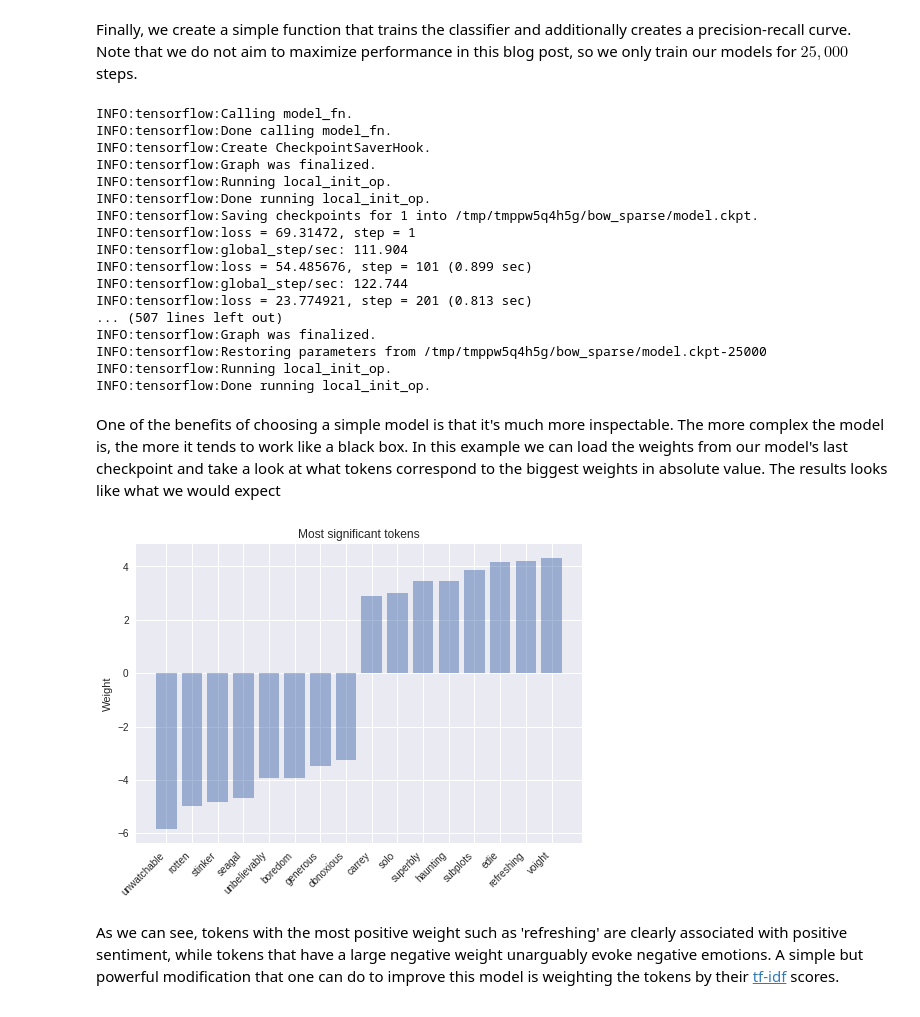
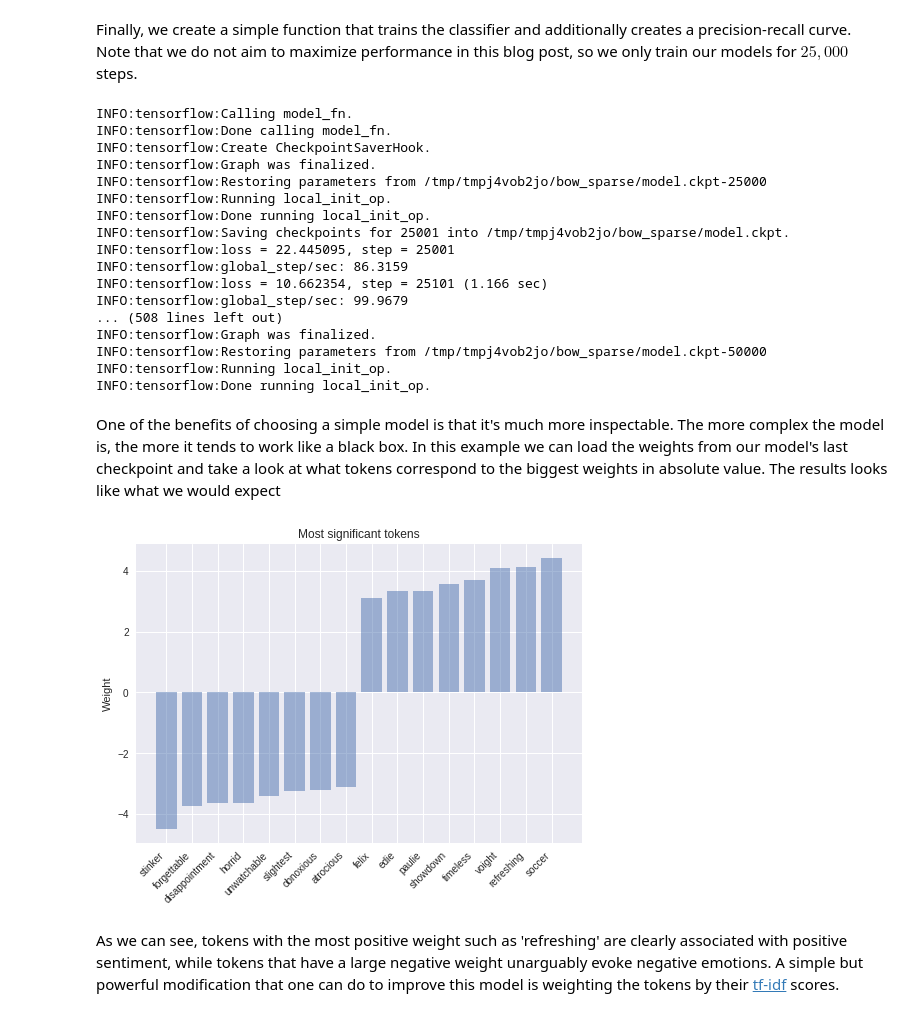
Before and after one commit to eisenjulian/nlp_estimator_tutorial, a Jupyter notebook: nlp_estimators.ipynb, the cells around one changed output. Cells and saved outputs as stored; diff of their text form; code cells hidden in the pictures.

Commit message:
Update notebook version with 0 padding

```diff
--- a/nlp_estimators.ipynb
+++ b/nlp_estimators.ipynb
@@ -39,22 +39,31 @@ sentence_size = 200
 embedding_size = 50
 model_dir = tempfile.mkdtemp()
 
-# Should we not use keras and rewrite this logic?
+# we assign the first indices in the vocabulary to special tokens that we use
+# for padding, as start token, and for indicating unknown words
+pad_id = 0
+start_id = 1
+oov_id = 2
+index_offset = 2
+
 print("Loading data...")
 (x_train_variable, y_train), (x_test_variable, y_test) = imdb.load_data(
-    num_words=vocab_size)
+    num_words=vocab_size, start_char=start_id, oov_char=oov_id,
+    index_from=index_offset)
 print(len(y_train), "train sequences")
 print(len(y_test), "test sequences")
 
 print("Pad sequences (samples x time)")
 x_train = sequence.pad_sequences(x_train_variable,
                                  maxlen=sentence_size,
+                                 truncating='post',
                                  padding='post',
-                                 value=-1)
+                                 value=pad_id)
 x_test = sequence.pad_sequences(x_test_variable,
                                 maxlen=sentence_size,
+                                truncating='post',
                                 padding='post',
-                                value=-1)
+                                value=pad_id)
 print("x_train shape:", x_train.shape)
 print("x_test shape:", x_test.shape)
 # %% [output]
@@ -71,16 +77,18 @@ x_test shape: (25000, 200)
 We can use the word index map to inspect how the first review looks like.
 # %%
 word_index = imdb.get_word_index()
-word_inverted_index = {v: k for k, v in word_index.items()}
-# The first indexes in the map are reserved to represet things other than tokens
-index_offset = 3
-word_inverted_index[-1 - index_offset] = '_' # Padding at the end
-word_inverted_index[ 1 - index_offset] = '>' # Start of the sentence
-word_inverted_index[ 2 - index_offset] = '?' # OOV
-word_inverted_index[ 3 - index_offset] = ''  # Un-used
+word_inverted_index = {v + index_offset: k for k, v in word_index.items()}
+
+# The first indexes in the map are reserved to represent things other than tokens
+word_inverted_index[pad_id] = '<PAD>'
+word_inverted_index[start_id] = '<START>'
+word_inverted_index[oov_id] = '<OOV>'
+
+for i in range(0, 10):
+  print(i, word_inverted_index[i])
 
 def index_to_text(indexes):
-    return ' '.join([word_inverted_index[i - index_offset] for i in indexes])
+    return ' '.join([word_inverted_index[i] for i in indexes])
 
 print(index_to_text(x_train_variable[0]))
 # %% [output]
@@ -168,17 +186,17 @@ INFO:tensorflow:Calling model_fn.
 INFO:tensorflow:Done calling model_fn.
 INFO:tensorflow:Create CheckpointSaverHook.
 INFO:tensorflow:Graph was finalized.
+INFO:tensorflow:Restoring parameters from /tmp/tmpj4vob2jo/bow_sparse/model.ckpt-25000
 INFO:tensorflow:Running local_init_op.
 INFO:tensorflow:Done running local_init_op.
-INFO:tensorflow:Saving checkpoints for 1 into /tmp/tmppw5q4h5g/bow_sparse/model.ckpt.
-INFO:tensorflow:loss = 69.31472, step = 1
-INFO:tensorflow:global_step/sec: 111.904
-INFO:tensorflow:loss = 54.485676, step = 101 (0.899 sec)
-INFO:tensorflow:global_step/sec: 122.744
-INFO:tensorflow:loss = 23.774921, step = 201 (0.813 sec)
-... (507 lines left out)
+INFO:tensorflow:Saving checkpoints for 25001 into /tmp/tmpj4vob2jo/bow_sparse/model.ckpt.
+INFO:tensorflow:loss = 22.445095, step = 25001
+INFO:tensorflow:global_step/sec: 86.3159
+INFO:tensorflow:loss = 10.662354, step = 25101 (1.166 sec)
+INFO:tensorflow:global_step/sec: 99.9679
+... (508 lines left out)
 INFO:tensorflow:Graph was finalized.
-INFO:tensorflow:Restoring parameters from /tmp/tmppw5q4h5g/bow_sparse/model.ckpt-25000
+INFO:tensorflow:Restoring parameters from /tmp/tmpj4vob2jo/bow_sparse/model.ckpt-50000
 INFO:tensorflow:Running local_init_op.
 INFO:tensorflow:Done running local_init_op.
 # %% [markdown]
@@ -186,17 +204,17 @@ One of the benefits of choosing a simple model is that it's much more inspectabl
 # %%
 weights = classifier.get_variable_value('linear/linear_model/x/weights').flatten()
 sorted_indexes = np.argsort(weights)
 extremes = np.concatenate((sorted_indexes[-8:], sorted_indexes[:8]))
-extreme_weights = sorted([(weights[i], word_inverted_index[i - index_offset]) for i in extremes])
+extreme_weights = sorted([(weights[i], word_inverted_index[i]) for i in extremes])
 
 y_pos = np.arange(len(extreme_weights))
 plt.bar(y_pos, [pair[0] for pair in extreme_weights], align='center', alpha=0.5)
 plt.xticks(y_pos, [pair[1] for pair in extreme_weights], rotation=45, ha='right')
 plt.ylabel('Weight')
 plt.title('Most significant tokens')
 plt.show()
 # %% [output]
-[figure, old version]
+[figure, new version]
 # %% [markdown]
 As we can see, tokens with the most positive weight such as 'refreshing' are clearly associated with positive sentiment, while tokens that have a large negative weight unarguably evoke negative emotions. A simple but powerful modification that one can do to improve this model is weighting the tokens by their [tf-idf](https://en.wikipedia.org/wiki/Tf%E2%80%93idf) scores.
 # %% [markdown]
```
Also changed, not shown: parts of 7 cells of this notebook.
